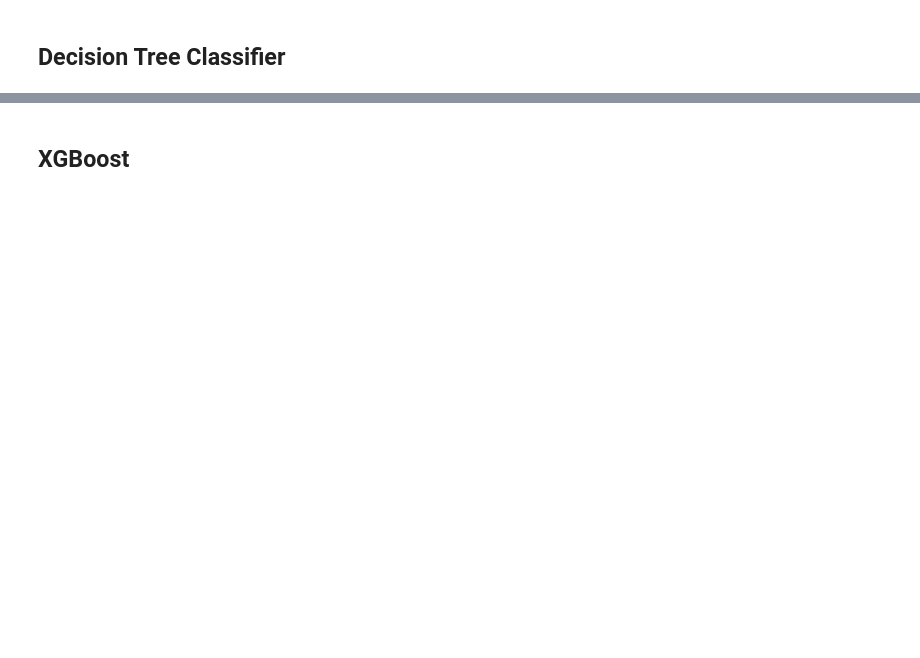
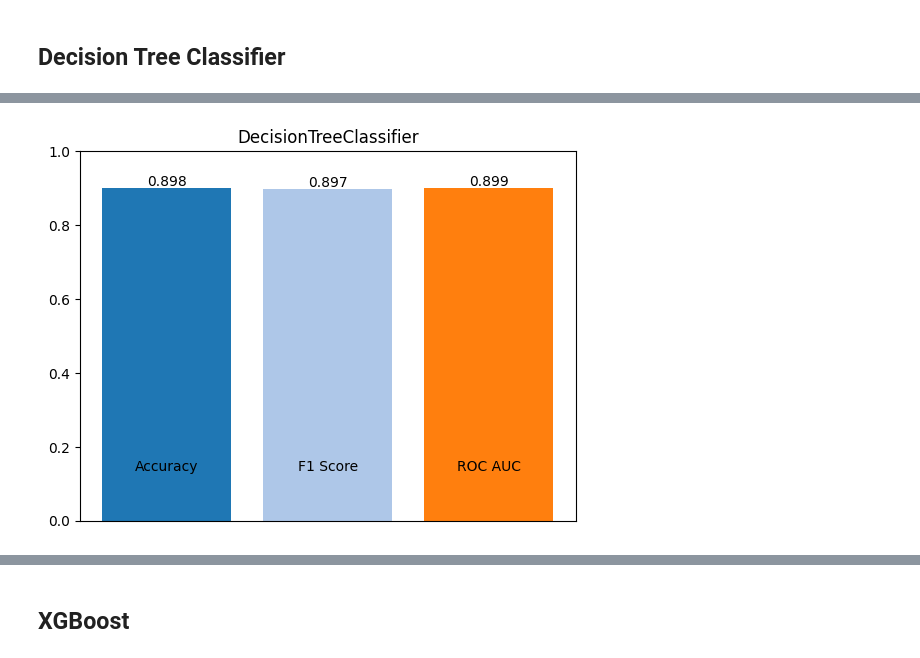
Before and after one commit to marcol13/SUS, a Jupyter notebook: project/main.ipynb, the cells around one changed output, grey strips where cells are left out. Saved outputs shown, nothing was run; the diff lists cells and outputs as text; code cells hidden in the pictures; blank space fills up the shorter version.

```diff
--- a/project/main.ipynb
+++ b/project/main.ipynb
@@ -212,7 +233,7 @@ clf_dt.fit(X_train, y_train)
 
 y_dt_pred = clf_dt.predict(X_test)
 
-acc_dt, gmean_dt, roc_dt = score_method(y_test, y_dt_pred)
+dt_scores = score_method(y_test, y_dt_pred)
 # %%
 cm = confusion_matrix(y_test, y_dt_pred)
 sns.heatmap(cm, annot=True)
@@ -221,0 +243,4 @@ plt.show()
+# %%
+draw_scores(dt_scores, title="DecisionTreeClassifier")
+# %% [output]
+[figure, added]
```
Also changed, not shown: parts of 17 cells of this notebook, 4 other files.
